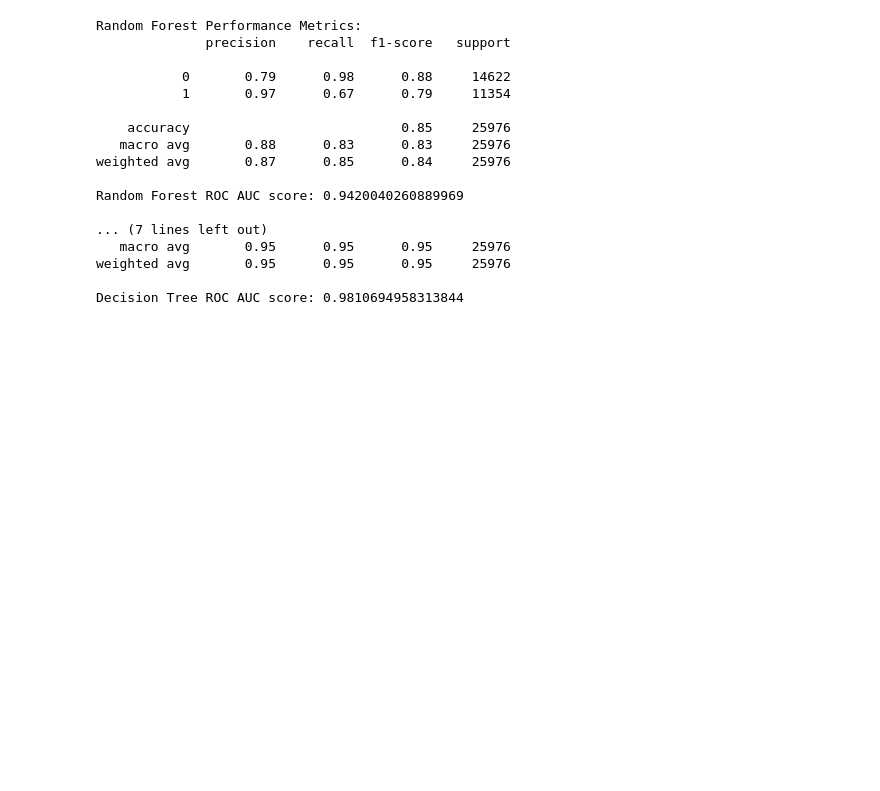
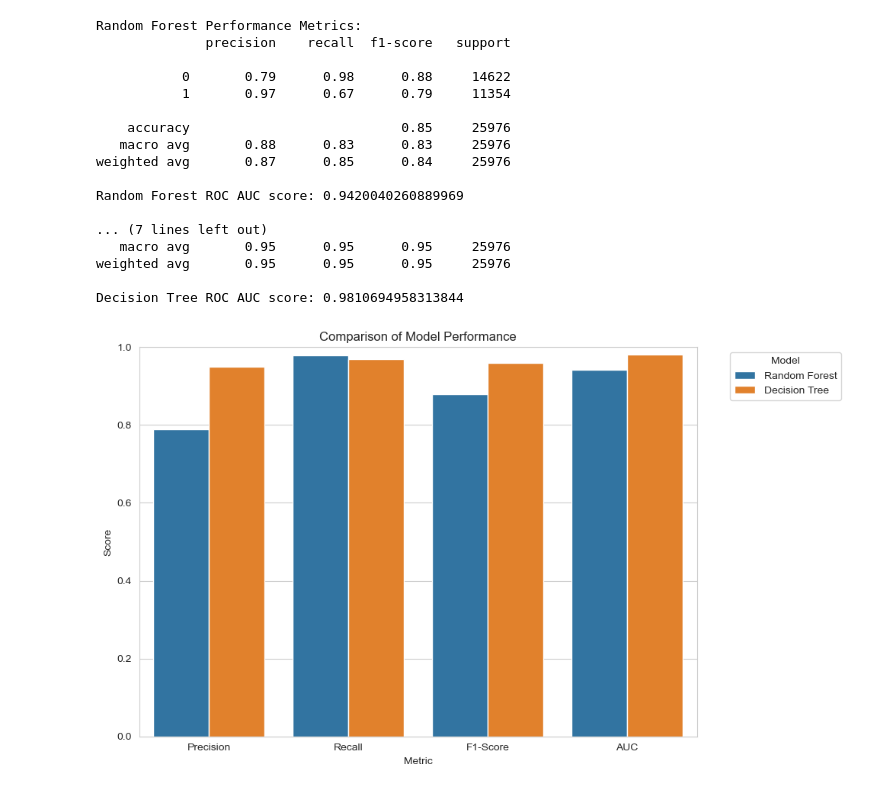
Before and after one commit to acagnucci/AI-Project, a Jupyter notebook: Main.ipynb, the cells around one changed output. Saved outputs shown, nothing was run; the diff lists cells and outputs as text; code cells hidden in the pictures; blank space fills up the shorter version.

```diff
--- a/Main.ipynb
+++ b/Main.ipynb
@@ -743,3 +743,36 @@ Random Forest ROC AUC score: 0.9420040260889969
 weighted avg       0.95      0.95      0.95     25976
 
 Decision Tree ROC AUC score: 0.9810694958313844
+# %%
+import matplotlib.pyplot as plt
+import seaborn as sns
+import pandas as pd
+
+# Data
+data = {
+    'Metric': ['Precision', 'Recall', 'F1-Score', 'AUC'],
+    'Random Forest': [0.79, 0.98, 0.88, 0.9420],
+    'Decision Tree': [0.95, 0.97, 0.96, 0.9810]
+}
+df = pd.DataFrame(data)
+
+# Melting the dataframe to long-form for seaborn
+df_long = pd.melt(df, id_vars=['Metric'], value_vars=['Random Forest', 'Decision Tree'],
+                  var_name='Model', value_name='Score')
+
+# Plotting
+plt.figure(figsize=(10, 6))
+ax = sns.barplot(x='Metric', y='Score', hue='Model', data=df_long)
+
+# Moving the legend outside of the plot to prevent overlapping with the bars
+plt.legend(title='Model', bbox_to_anchor=(1.05, 1), loc='upper left')
+
+plt.title('Comparison of Model Performance')
+plt.ylabel('Score')
+plt.ylim(0, 1)
+
+# Display the plot
+plt.tight_layout()
+plt.show()
+# %% [output]
+[figure, added]
```
